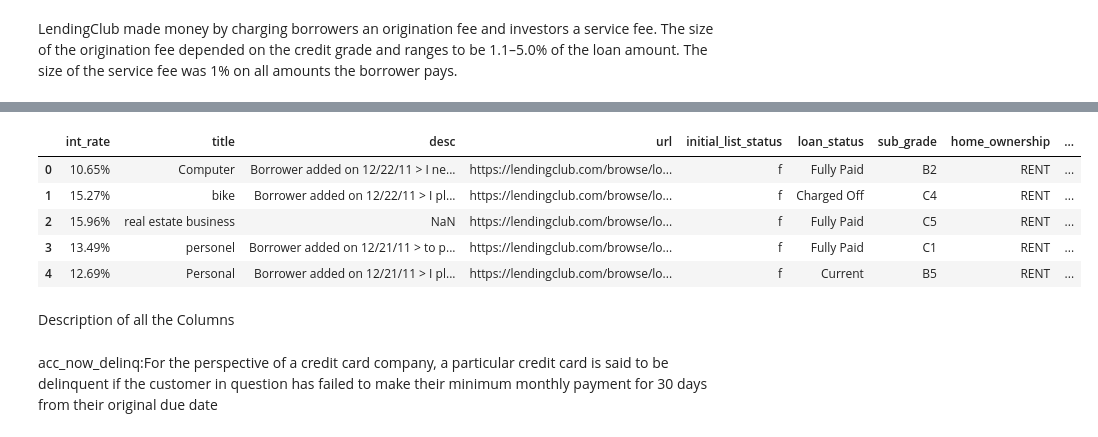
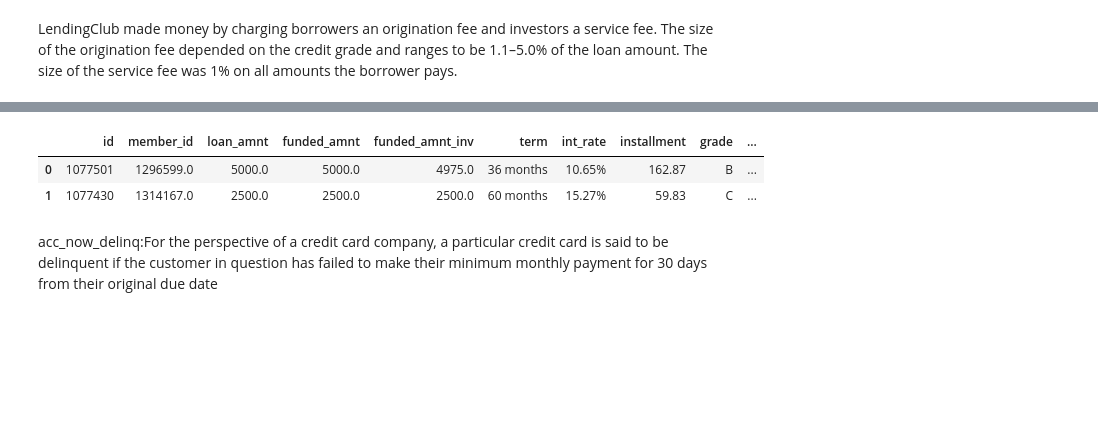
Before and after one commit to mishraraaj/Loan-Default-Prediction, a Jupyter notebook: raj_mishra_Team_2_Capstone_Project_2_Loan_Default_Prediction_.ipynb, the cells around one changed output, grey strips where cells are left out. Saved outputs shown, nothing was run; the diff lists cells and outputs as text; code cells hidden in the pictures; blank space fills up the shorter version.

```diff
--- a/raj_mishra_Team_2_Capstone_Project_2_Loan_Default_Prediction_.ipynb
+++ b/raj_mishra_Team_2_Capstone_Project_2_Loan_Default_Prediction_.ipynb
@@ -28,7 +34,9 @@ Drive already mounted at /content/drive; to attempt to forcibly remount, call dr
 import pandas as pd
 Working_dir="/content/drive/MyDrive/AlmaBetter/Cohort Aravali/Module 4/Week 1/"
 LCD_df=pd.read_csv(Working_dir+'Copy of LCDataDictionary.csv')
-lending_club_df=pd.read_csv(Working_dir+'Copy of lending_club_loans.csv',skiprows=1)
+
+lending_club_df=pd.read_csv(Working_dir+'Copy of lending_club_loans.csv',skiprows=1,
+                            low_memory=False)
 # %%
 df=lending_club_df.copy()
 # %%
@@ -143,14 +159,9 @@ LendingClub made money by charging borrowers an origination fee and investors a
 # %%
-df[non_numeric_ls].head()
+df.head(2)
 # %% [output]
-|  | int_rate | title | desc | url | initial_list_status | loan_status | sub_grade | home_ownership | ... |
-| 0 | 10.65% | Computer | Borrower added on 12/22/11 > I ne... | https://lendingclub.com/browse/lo... | f | Fully Paid | B2 | RENT | ... |
-| 1 | 15.27% | bike | Borrower added on 12/22/11 > I pl... | https://lendingclub.com/browse/lo... | f | Charged Off | C4 | RENT | ... |
-| 2 | 15.96% | real estate business | NaN | https://lendingclub.com/browse/lo... | f | Fully Paid | C5 | RENT | ... |
-| 3 | 13.49% | personel | Borrower added on 12/21/11 > to p... | https://lendingclub.com/browse/lo... | f | Fully Paid | C1 | RENT | ... |
-| 4 | 12.69% | Personal | Borrower added on 12/21/11 > I pl... | https://lendingclub.com/browse/lo... | f | Current | B5 | RENT | ... |
+|  | id | member_id | loan_amnt | funded_amnt | funded_amnt_inv | term | int_rate | installment | grade | ... |
+| 0 | 1077501 | 1296599.0 | 5000.0 | 5000.0 | 4975.0 | 36 months | 10.65% | 162.87 | B | ... |
+| 1 | 1077430 | 1314167.0 | 2500.0 | 2500.0 | 2500.0 | 60 months | 15.27% | 59.83 | C | ... |
-# %% [markdown]
-Description of all the Columns
 # %% [markdown]
 acc_now_delinq:For the perspective of a credit card company, a particular credit card is said to be delinquent if the customer in question has failed to make their minimum monthly payment for 30 days from their original due date
 # %% [markdown]
```
Also changed, not shown: parts of 124 cells of this notebook.
